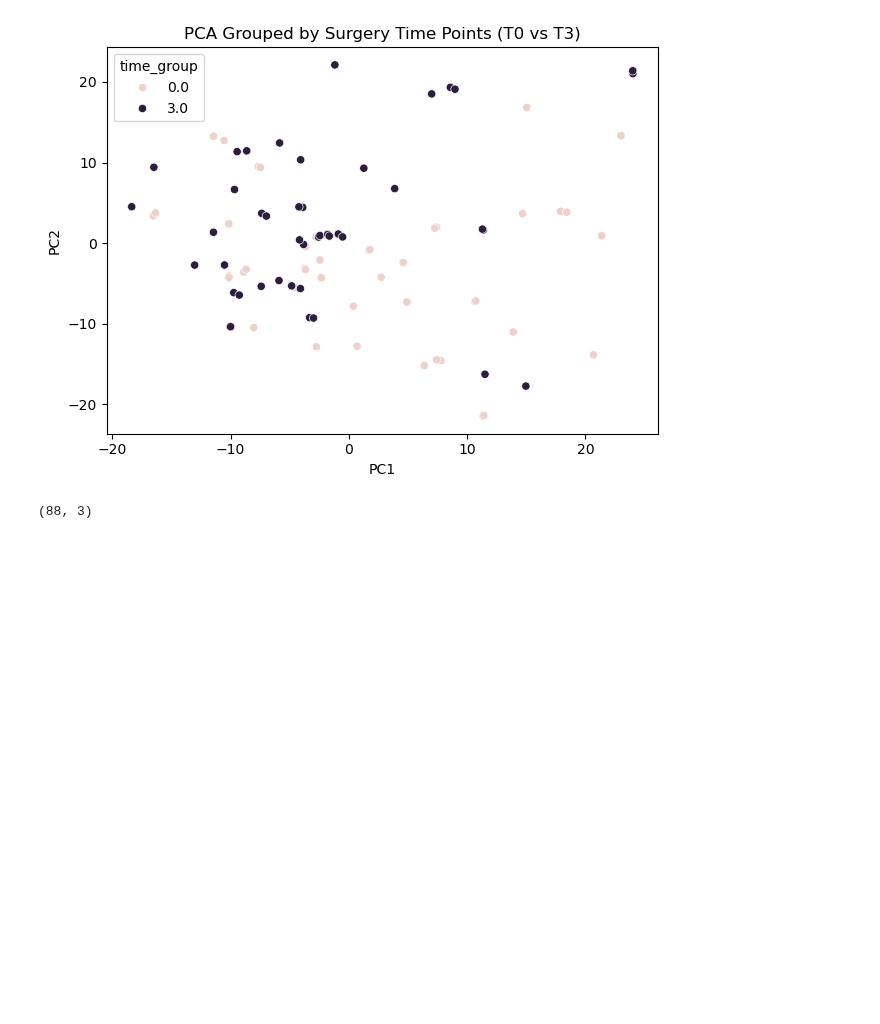
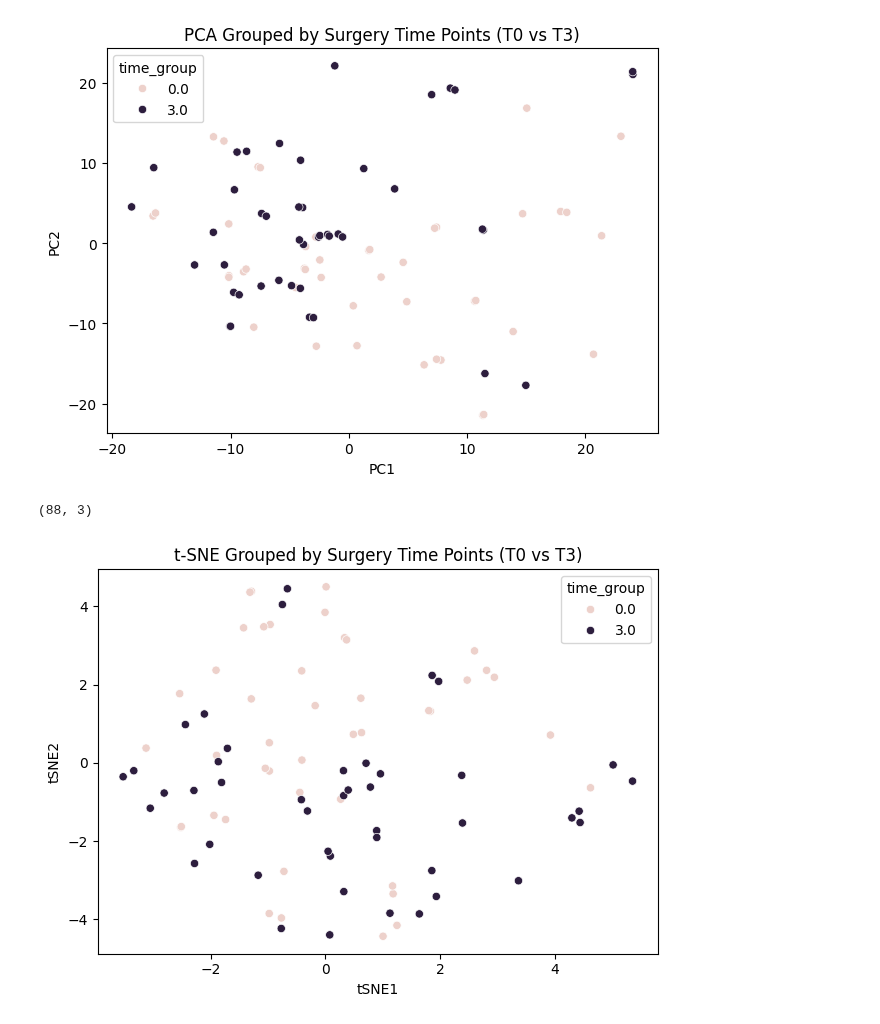
Before and after one commit to jamesh5391/bariatric-rna-seq, a Jupyter notebook: src/main.ipynb, the cells around one changed output. Cells and saved outputs as stored; diff of their text form; code cells hidden in the pictures; blank space fills up the shorter version.

```diff
--- a/src/main.ipynb
+++ b/src/main.ipynb
@@ -163,4 +162,24 @@ plt.show()
 pc_df.shape
 # %% [output]
 (88, 3)
+# %%
+from sklearn.manifold import TSNE
+import time
+import seaborn as sns
+import matplotlib.pyplot as plt
+
+time_start = time.time()
+tsne = TSNE(n_components=2, perplexity=40, max_iter=300, random_state=42)
+tsne_results = tsne.fit_transform(pc)
+
+tsne_df = pd.DataFrame(tsne_results, columns=['tSNE1', 'tSNE2'], index=metadata.index)
+tsne_df = tsne_df.join(metadata[['time_group']])
+
+sns.scatterplot(data=tsne_df, x='tSNE1', y='tSNE2', hue='time_group')
+plt.title('t-SNE Grouped by Surgery Time Points (T0 vs T3)')
+plt.tight_layout()
+plt.savefig('../results/figures/t-SNE.png')
+plt.show()
+# %% [output]
+[figure, added]
 # %%
```
Also changed, not shown: parts of 4 cells of this notebook, 5 other files.
